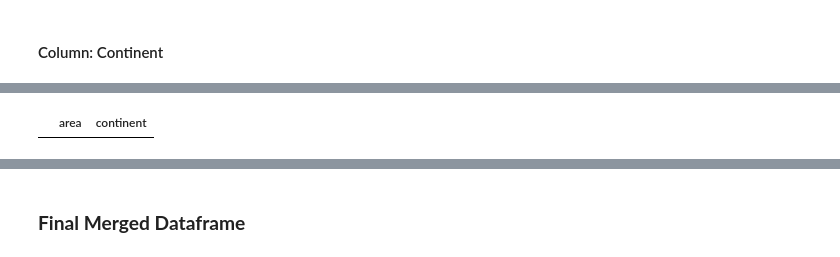
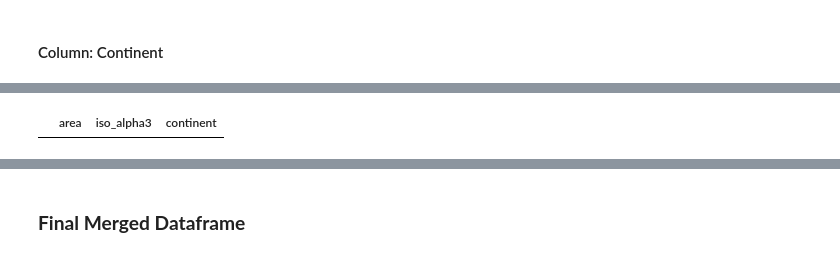
Before and after one commit to JoshuaEntrata/DataViz_Assessment1, a Jupyter notebook: Assessment1_Task1.ipynb, the cells around one changed output, grey strips where cells are left out. Drawn from its saved outputs; the diff is of its cells as text; code cells hidden in the pictures.

```diff
--- a/Assessment1_Task1.ipynb
+++ b/Assessment1_Task1.ipynb
@@ -419,16 +464,0 @@ merged_df[merged_df['continent'] == 'Invalid'][['area', 'continent']].drop_dupli
-# %%
-invalid_continent_map = {
-    'Bolivia (Plurinational State of)': 'South America',
-    'China, Hong Kong SAR': 'Asia',
-    'China, Macao SAR': 'Asia',
-    'China, mainland': 'Asia',
-    'China, Taiwan Province of': 'Asia',
-    'Iran (Islamic Republic of)': 'Asia',
-    'Republic of Korea': 'Asia',
-    'Timor-Leste': 'Asia',
-    'Venezuela (Bolivarian Republic of)': 'South America'
-}
-
-merged_df.loc[merged_df['area'].isin(invalid_continent_map.keys()), 'continent'] = merged_df['area'].map(invalid_continent_map)
-
-merged_df[merged_df['area'].isin(invalid_continent_map.keys())][['area', 'continent']].drop_duplicates()
@@ -446,4 +465,7 @@ merged_df[merged_df['area'].isin(invalid_continent_map.keys())][['area', 'contin
-# %%
-merged_df[merged_df['continent'] == 'Invalid'][['area', 'continent']].drop_duplicates()
-# %% [output]
-|  | area | continent |
+# %%
+# Manually assign continent for Timor-Leste
+merged_df.loc[merged_df['iso_alpha3'] == 'TLS', 'continent'] = 'Asia'
+
+merged_df[merged_df['continent'] == 'Invalid'][['area', 'iso_alpha3', 'continent']].drop_duplicates()
+# %% [output]
+|  | area | iso_alpha3 | continent |
```
Also changed, not shown: parts of 21 cells of this notebook, 1 other file.
